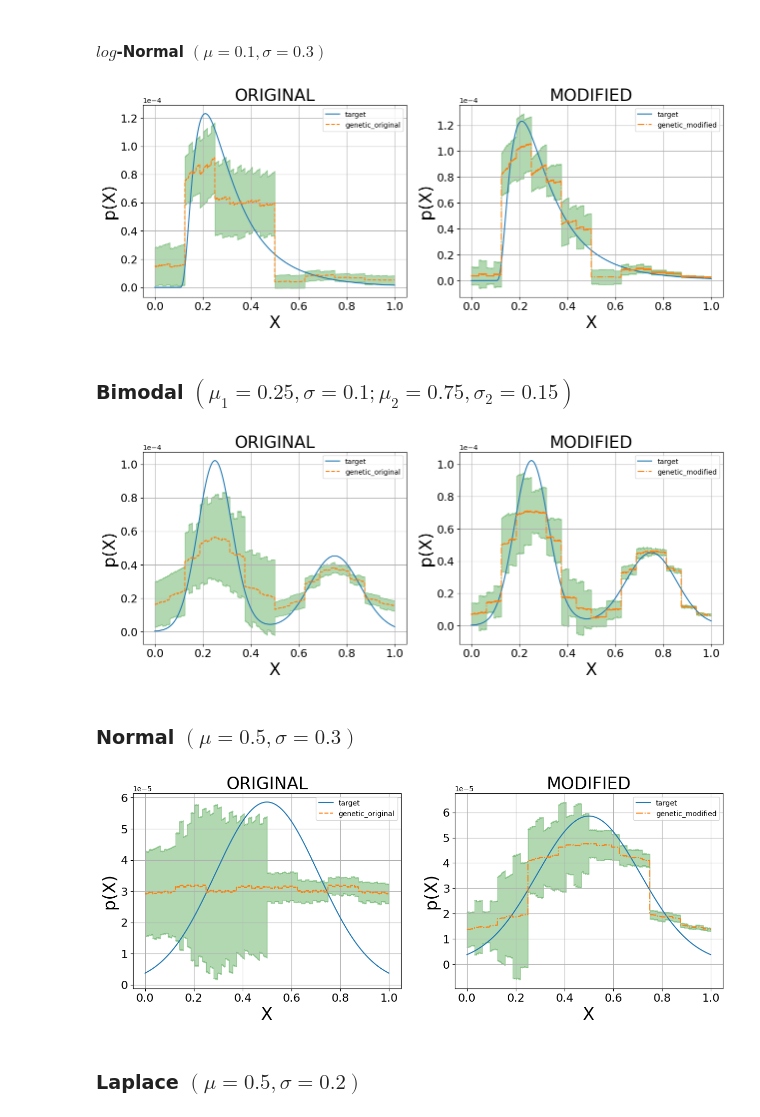
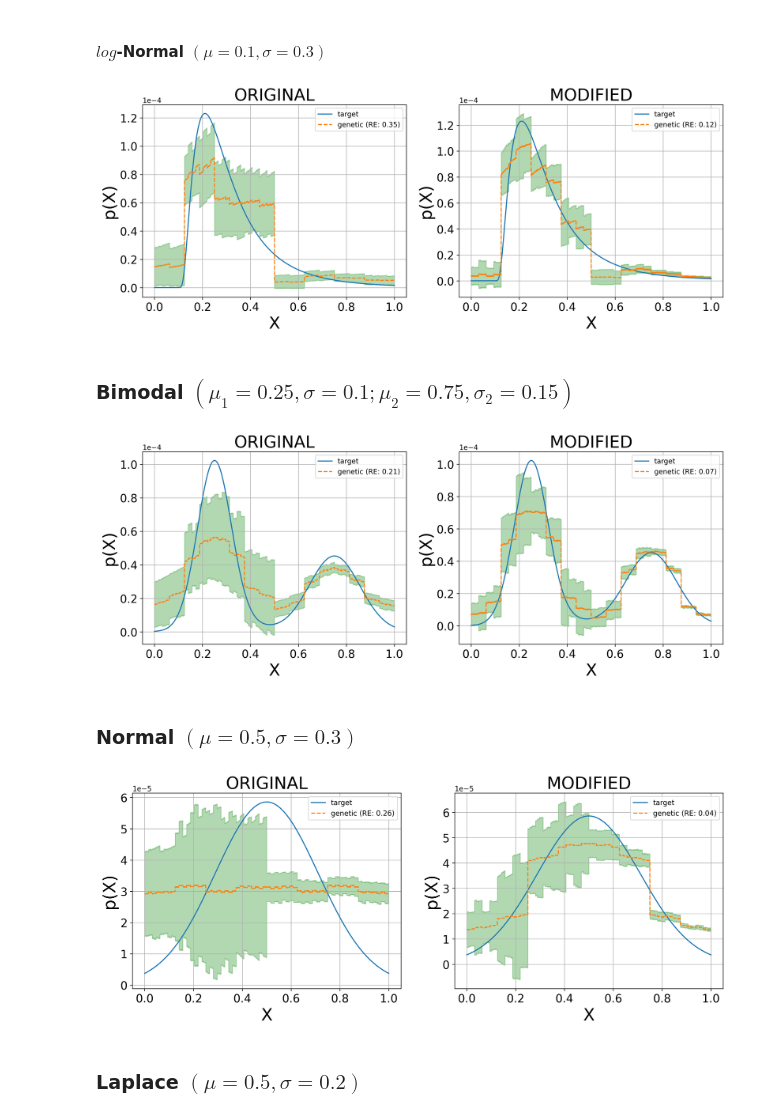
Before and after one commit to IsmaelCesar/sanches-modified, a Jupyter notebook: plots_genetic.ipynb, the cells around one changed output. Cells and saved outputs as stored; diff of their text form; code cells hidden in the pictures.

Commit message:
updating plots

```diff
--- a/plots_genetic.ipynb
+++ b/plots_genetic.ipynb
@@ -126,37 +126,37 @@ mean_modified = np.mean(freqs_modified, axis=0) + 1e-7
 std_modified = np.std(freqs_modified, axis=0) + 1e-7
 
 og_entropy = entropy(mean_original, target_freqs)
 mod_entropy = entropy(mean_modified, target_freqs)
 
 x = np.linspace(*x_points, num=2**num_qubits)
 
 label_fontsize = 24
 tick_fontsize = 16
 alpha = .3
-fig, axes = plt.subplots(1, 2, figsize=(15, 5))
+fig, axes = plt.subplots(1, 2, figsize=(15, 5), dpi=300)
 axes[0].set_title("ORIGINAL", fontsize=label_fontsize)
 axes[0].plot(x, target_freqs, label="target")
-axes[0].plot(x, mean_original, "--", label="genetic_original")
+axes[0].plot(x, mean_original, "--", label=f"genetic (RE: {round(og_entropy, 2)})")
 axes[0].fill_between(x, mean_original+std_original, mean_original-std_original, alpha=alpha, color="green")
 axes[0].legend(loc="best")
 axes[0].set_xlabel("X", fontsize=label_fontsize)
 axes[0].set_ylabel("p(X)", fontsize=label_fontsize)
 axes[0].tick_params(labelsize=tick_fontsize)
 axes[0].ticklabel_format(axis="y", style="sci", scilimits=(0,0))
 axes[0].grid()
 
 axes[1].set_title("MODIFIED", fontsize=label_fontsize)
 axes[1].plot(x, target_freqs, label="target")
-axes[1].plot(x, mean_modified,"-.", label="genetic_modified")
+axes[1].plot(x, mean_modified,"--", label=f"genetic (RE: {round(mod_entropy, 2)})")
 axes[1].fill_between(x, mean_modified+std_modified, mean_modified-std_modified, alpha=alpha, color="green")
 axes[1].legend(loc="best")
 axes[1].set_xlabel("X", fontsize=label_fontsize)
 axes[1].set_ylabel("p(X)", fontsize=label_fontsize)
 axes[1].tick_params(labelsize=tick_fontsize)
 axes[1].ticklabel_format(axis="y", style="sci", scilimits=(0,0))
 axes[1].grid()
 # %% [output]
-[figure, old version]
+[figure, new version]
 # %% [markdown]
 ### Bimodal $(\mu_1 = 0.25, \sigma = 0.1 ; \mu_2 = 0.75, \sigma_2 = 0.15)$
 # %%
@@ -194,10 +194,10 @@ x = np.linspace(*x_points, num=2**num_qubits)
 label_fontsize = 24
 tick_fontsize = 16
 alpha = .3
-fig, axes = plt.subplots(1, 2, figsize=(15, 5))
+fig, axes = plt.subplots(1, 2, figsize=(15, 5), dpi=300)
 axes[0].set_title("ORIGINAL", fontsize=label_fontsize)
 axes[0].plot(x, target_freqs, label="target")
-axes[0].plot(x, mean_original,"--", label="genetic_original")
+axes[0].plot(x, mean_original,"--", label=f"genetic (RE: {round(og_entropy, 2)})")
 axes[0].fill_between(x, mean_original+std_original, mean_original-std_original, alpha=alpha, color="green")
 axes[0].legend(loc="best")
 axes[0].set_xlabel("X", fontsize=label_fontsize)
@@ -208,7 +208,7 @@ axes[0].grid()
 
 axes[1].set_title("MODIFIED", fontsize=label_fontsize)
 axes[1].plot(x, target_freqs, label="target")
-axes[1].plot(x, mean_modified, "-.", label="genetic_modified")
+axes[1].plot(x, mean_modified, "--", label=f"genetic (RE: {round(mod_entropy, 2)})")
 axes[1].fill_between(x, mean_modified+std_modified, mean_modified-std_modified, alpha=alpha, color="green")
 axes[1].legend(loc="best")
 axes[1].set_xlabel("X", fontsize=label_fontsize)
@@ -217,7 +217,7 @@ axes[1].tick_params(labelsize=tick_fontsize)
 axes[1].ticklabel_format(axis="y", style="sci", scilimits=(0,0))
 axes[1].grid()
 # %% [output]
-[figure, old version]
+[figure, new version]
 # %% [markdown]
 ### Normal $(\mu = 0.5 , \sigma = 0.3)$
 # %%
@@ -252,10 +252,10 @@ x = np.linspace(*x_points, num=2**num_qubits)
 label_fontsize = 24
 tick_fontsize = 16
 alpha = .3
-fig, axes = plt.subplots(1, 2, figsize=(15, 5))
+fig, axes = plt.subplots(1, 2, figsize=(15, 5), dpi=300)
 axes[0].set_title("ORIGINAL", fontsize=label_fontsize)
 axes[0].plot(x, target_freqs, label="target")
-axes[0].plot(x, mean_original, "--", label="genetic_original")
+axes[0].plot(x, mean_original, "--", label=f"genetic (RE: {round(og_entropy, 2)})")
 axes[0].fill_between(x, mean_original+std_original, mean_original-std_original, alpha=alpha, color="green")
 axes[0].legend(loc="best")
 axes[0].set_xlabel("X", fontsize=label_fontsize)
@@ -266,7 +266,7 @@ axes[0].grid()
 
 axes[1].set_title("MODIFIED", fontsize=label_fontsize)
 axes[1].plot(x, target_freqs, label="target")
-axes[1].plot(x, mean_modified, "-.", label="genetic_modified")
+axes[1].plot(x, mean_modified, "--", label=f"genetic (RE: {round(mod_entropy, 2)})")
 axes[1].fill_between(x, mean_modified+std_modified, mean_modified-std_modified, alpha=alpha, color="green")
 axes[1].legend(loc="best")
 axes[1].set_xlabel("X", fontsize=label_fontsize)
@@ -275,7 +275,7 @@ axes[1].tick_params(labelsize=tick_fontsize)
 axes[1].ticklabel_format(axis="y", style="sci", scilimits=(0,0))
 axes[1].grid()
 # %% [output]
-[figure, old version]
+[figure, new version]
 # %% [markdown]
 ### Laplace $(\mu = 0.5, \sigma =  0.2)$
 # %%
```
Also changed, not shown: parts of 1 cell of this notebook.
